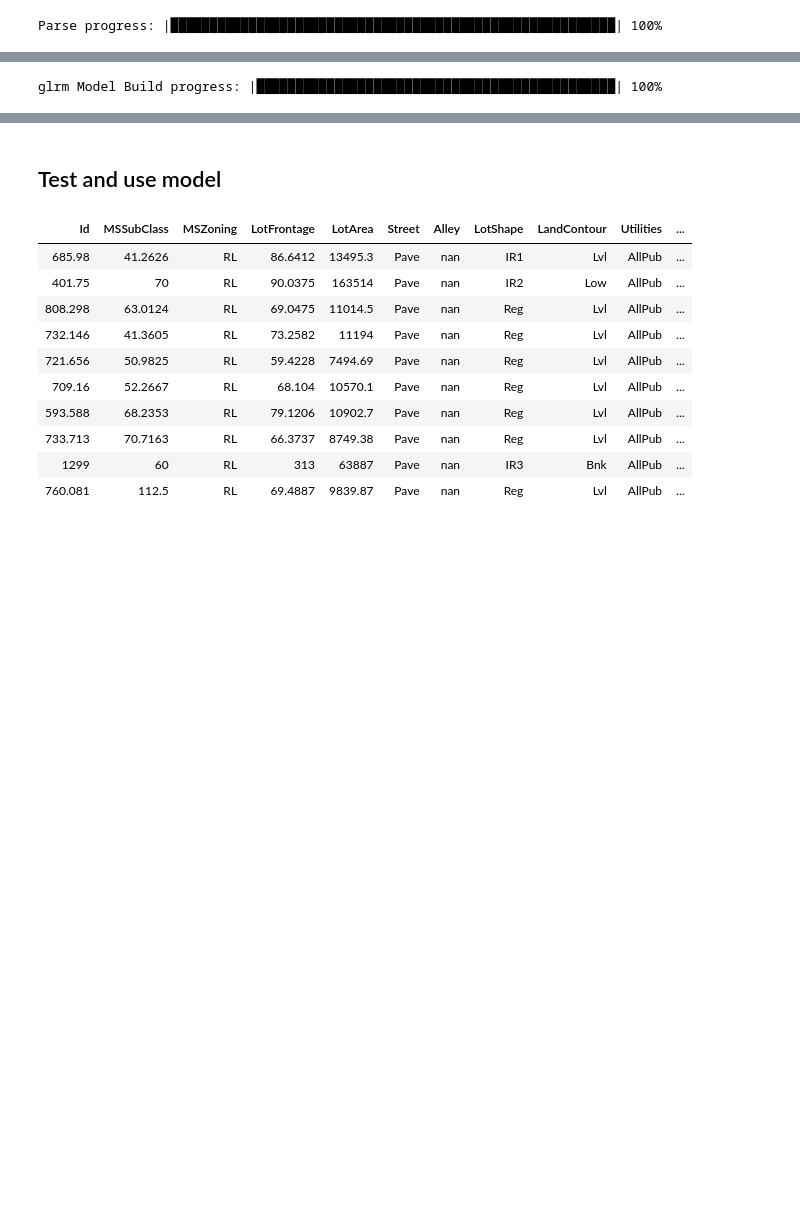
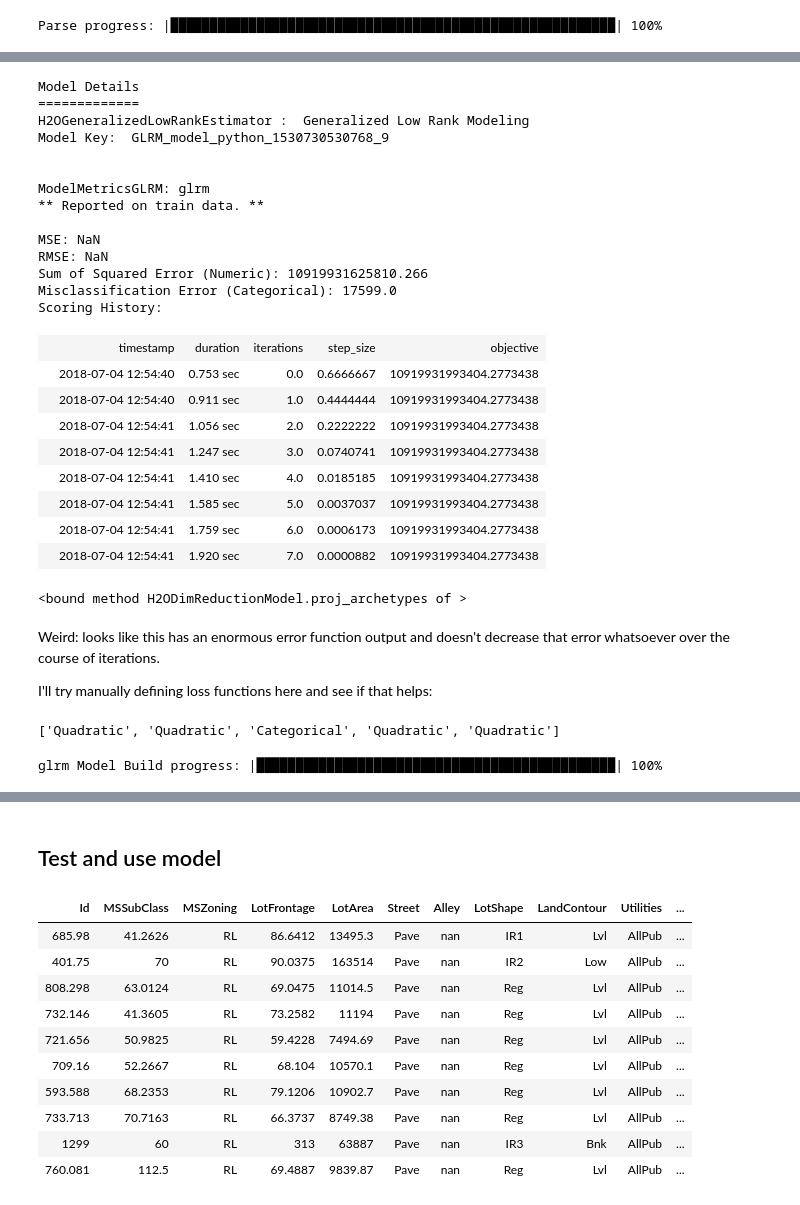
Before and after one commit to wwwslinger/drills, a Jupyter notebook: Thinkful/drills/h2o_test.ipynb, the cells around one changed output, grey strips where cells are left out. Drawn from its saved outputs; the diff is of its cells as text; code cells hidden in the pictures; blank space fills up the shorter version.

```diff
--- a/Thinkful/drills/h2o_test.ipynb
+++ b/Thinkful/drills/h2o_test.ipynb
@@ -99,10 +114,48 @@ khous_h2.head()
+# %%
+glrmodel_1.proj_archetypes
+# %% [output]
+Model Details
+=============
+H2OGeneralizedLowRankEstimator :  Generalized Low Rank Modeling
+Model Key:  GLRM_model_python_1530730530768_9
+
+
+ModelMetricsGLRM: glrm
+** Reported on train data. **
+
+MSE: NaN
+RMSE: NaN
+Sum of Squared Error (Numeric): 10919931625810.266
+Misclassification Error (Categorical): 17599.0
+Scoring History:
+|  | timestamp | duration | iterations | step_size | objective |
+|  | 2018-07-04 12:54:40 | 0.753 sec | 0.0 | 0.6666667 | 10919931993404.2773438 |
+|  | 2018-07-04 12:54:40 | 0.911 sec | 1.0 | 0.4444444 | 10919931993404.2773438 |
+|  | 2018-07-04 12:54:41 | 1.056 sec | 2.0 | 0.2222222 | 10919931993404.2773438 |
+|  | 2018-07-04 12:54:41 | 1.247 sec | 3.0 | 0.0740741 | 10919931993404.2773438 |
+|  | 2018-07-04 12:54:41 | 1.410 sec | 4.0 | 0.0185185 | 10919931993404.2773438 |
+|  | 2018-07-04 12:54:41 | 1.585 sec | 5.0 | 0.0037037 | 10919931993404.2773438 |
+|  | 2018-07-04 12:54:41 | 1.759 sec | 6.0 | 0.0006173 | 10919931993404.2773438 |
+|  | 2018-07-04 12:54:41 | 1.920 sec | 7.0 | 0.0000882 | 10919931993404.2773438 |
+<bound method H2ODimReductionModel.proj_archetypes of >
+# %% [markdown]
+Weird: looks like this has an enormous error function output and doesn't decrease that error whatsoever over the course of iterations.
+
+I'll try manually defining loss functions here and see if that helps:
+# %%
+# note: khous_h2.types is a dict
+loss_by_type = {'enum':'Categorical',
+                'int':'Quadratic'}
+ordered_dtypes = [khous_h2.types[colname] for colname in khous_h2.columns]
+col_loss_types = [loss_by_type[obj_type] for obj_type in ordered_dtypes]
+col_loss_types[:5]
+# %% [output]
+['Quadratic', 'Quadratic', 'Categorical', 'Quadratic', 'Quadratic']
 # %%
 glrmodel_2 = H2OGeneralizedLowRankEstimator(k=10,
                                        max_iterations=100,
                                        loss_by_col=col_loss_types,
                                        impute_original=True)
+glrmodel_2.train(training_frame=khous_h2)
+# %% [output]
+glrm Model Build progress: |██████████████████████████████████████████████| 100%
-# %%
-glrmodel_2.train(training_frame=khous_h2)
-# glrmodel_2.train(y='SalePrice', training_frame=khous_h2) <-- makes no difference?
-# %% [output]
-glrm Model Build progress: |██████████████████████████████████████████████| 100%
```
Also changed, not shown: parts of 16 cells of this notebook.
